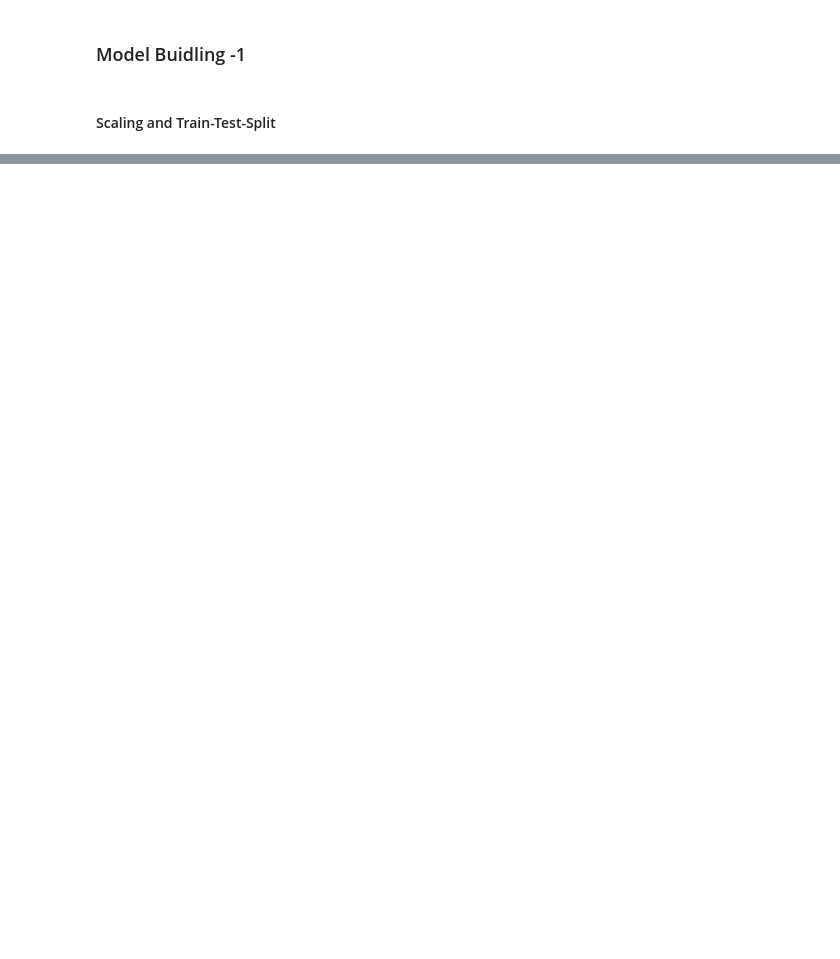
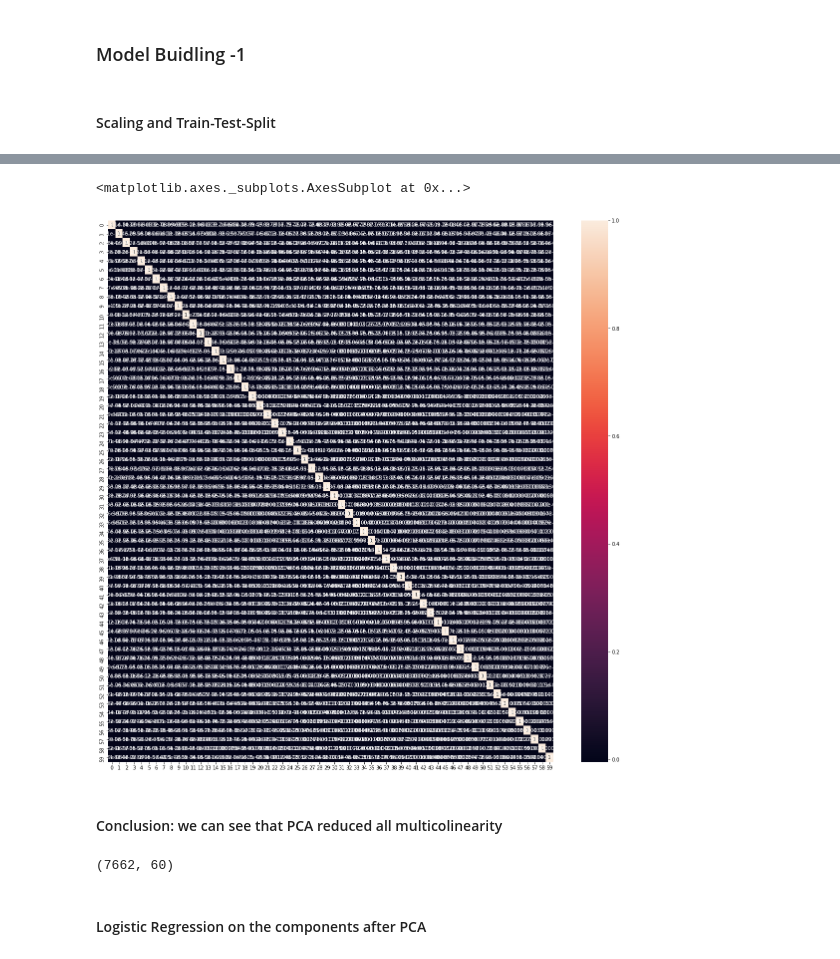
Before and after one commit to murthy605/TelecomChurn, a Jupyter notebook: Hari_Krishna_TelecomChurnCaseStudy.ipynb, the cells around one changed output, grey strips where cells are left out. Cells and saved outputs as stored; diff of their text form; code cells hidden in the pictures; blank space fills up the shorter version.

Commit message:
PCA + logistic regression

```diff
--- a/Hari_Krishna_TelecomChurnCaseStudy.ipynb
+++ b/Hari_Krishna_TelecomChurnCaseStudy.ipynb
@@ -591,0 +722,4 @@ telecom_churn_reduced_12_df =telecom_churn_reduced_11_df
+# %%
+pca_final = IncrementalPCA(n_components=60)
+# %%
+df_train_pca = pca_final.fit_transform(X_train)
@@ -591,0 +730,2 @@ telecom_churn_reduced_12_df =telecom_churn_reduced_11_df
+# %%
+corrmat = np.corrcoef(df_train_pca.transpose())
@@ -591,0 +736,16 @@ telecom_churn_reduced_12_df =telecom_churn_reduced_11_df
+# %%
+#Plot Corr matrix
+plt.figure(figsize=[20,20])
+sns.heatmap(corrmat, annot=True)
+# %% [output]
+<matplotlib.axes._subplots.AxesSubplot at 0x...>
+[figure, added]
+# %% [markdown]
+#### Conclusion: we can see that PCA reduced all multicolinearity
+# %%
+df_test_pca = pca_final.transform(X_test)
+df_test_pca.shape
+# %% [output]
+(7662, 60)
+# %% [markdown]
+#### Logistic Regression on the components after PCA
```
Also changed, not shown: parts of 33 cells of this notebook.
